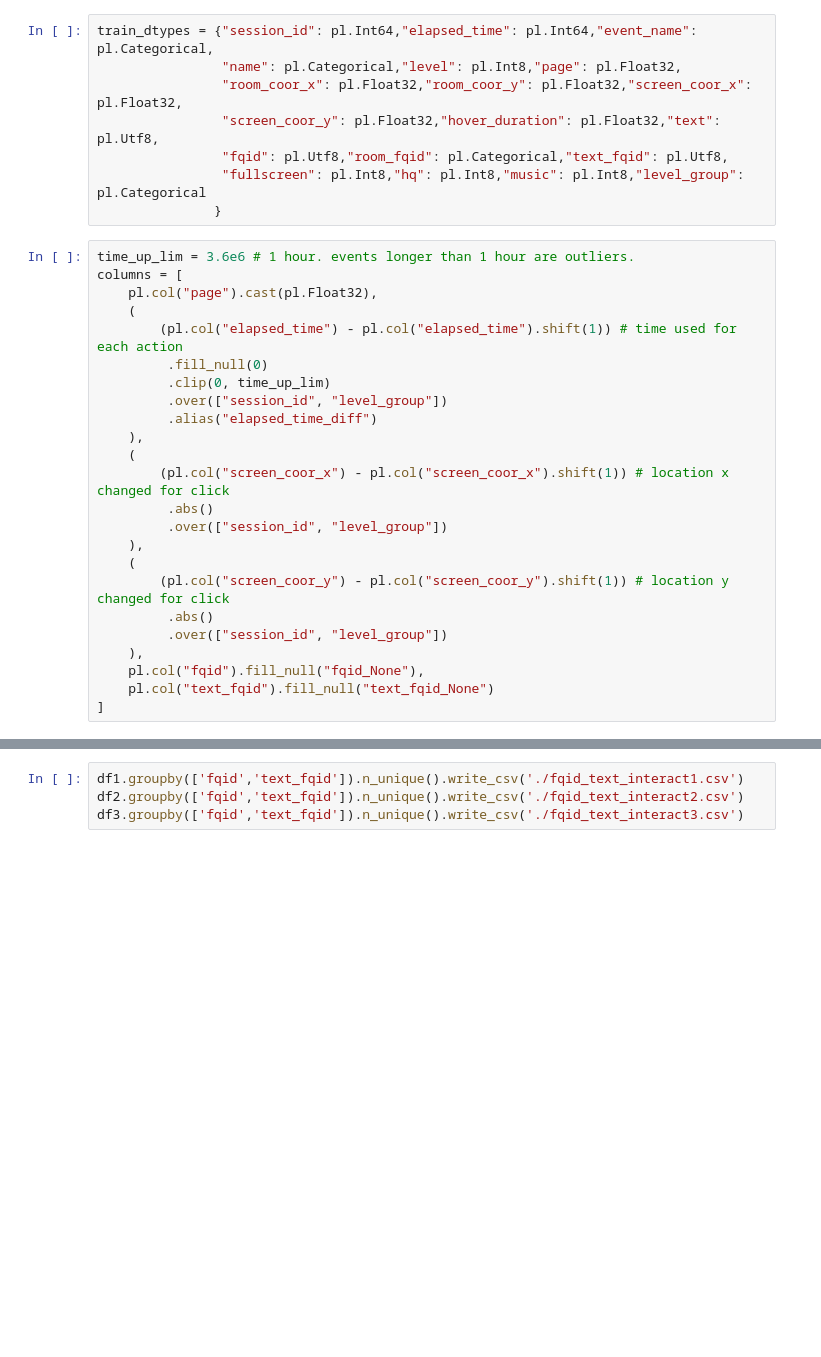
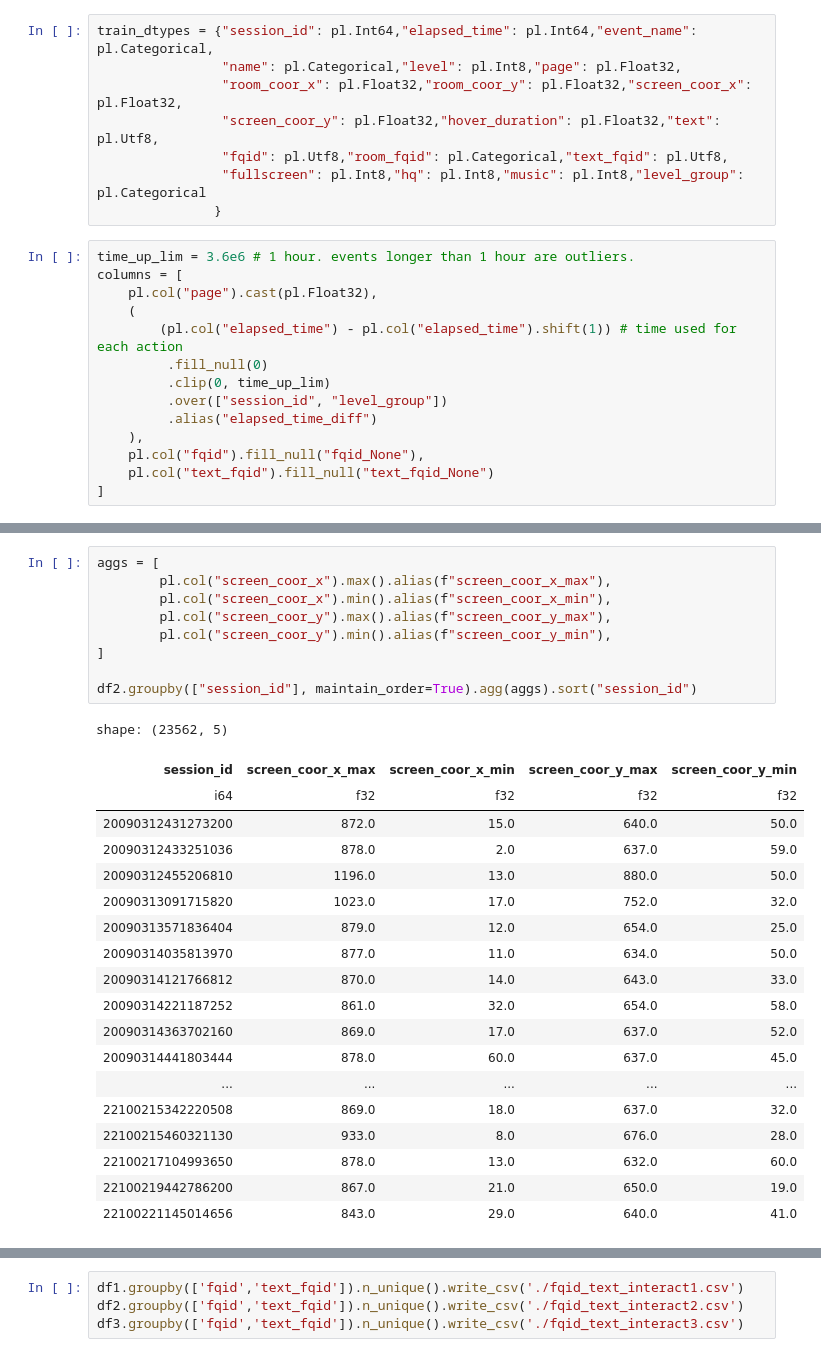
Before and after one commit to xiaosuhu/StudentPeformance_Kaggle, a Jupyter notebook: EDA.ipynb, the cells around one changed output, grey strips where cells are left out. Drawn from its saved outputs; the diff is of its cells as text; blank space fills up the shorter version.

```diff
--- a/EDA.ipynb
+++ b/EDA.ipynb
@@ -64,16 +54,6 @@ columns = [
          .over(["session_id", "level_group"])
          .alias("elapsed_time_diff")
     ),
-    (
-        (pl.col("screen_coor_x") - pl.col("screen_coor_x").shift(1)) # location x changed for click
-         .abs()
-         .over(["session_id", "level_group"])
-    ),
-    (
-        (pl.col("screen_coor_y") - pl.col("screen_coor_y").shift(1)) # location y changed for click
-         .abs()
-         .over(["session_id", "level_group"])
-    ),
     pl.col("fqid").fill_null("fqid_None"),
     pl.col("text_fqid").fill_null("text_fqid_None")
 ]
@@ -103,2 +142,31 @@ print(f'df3 loaded with shape: {df3.shape}')
+# %%
+aggs = [
+        pl.col("screen_coor_x").max().alias(f"screen_coor_x_max"),
+        pl.col("screen_coor_x").min().alias(f"screen_coor_x_min"),
+        pl.col("screen_coor_y").max().alias(f"screen_coor_y_max"),
+        pl.col("screen_coor_y").min().alias(f"screen_coor_y_min"),
+]
+
+df2.groupby(["session_id"], maintain_order=True).agg(aggs).sort("session_id")
+# %% [output]
+shape: (23562, 5)
+| session_id | screen_coor_x_max | screen_coor_x_min | screen_coor_y_max | screen_coor_y_min |
+| i64 | f32 | f32 | f32 | f32 |
+| 20090312431273200 | 872.0 | 15.0 | 640.0 | 50.0 |
+| 20090312433251036 | 878.0 | 2.0 | 637.0 | 59.0 |
+| 20090312455206810 | 1196.0 | 13.0 | 880.0 | 50.0 |
+| 20090313091715820 | 1023.0 | 17.0 | 752.0 | 32.0 |
+| 20090313571836404 | 879.0 | 12.0 | 654.0 | 25.0 |
+| 20090314035813970 | 877.0 | 11.0 | 634.0 | 50.0 |
+| 20090314121766812 | 870.0 | 14.0 | 643.0 | 33.0 |
+| 20090314221187252 | 861.0 | 32.0 | 654.0 | 58.0 |
+| 20090314363702160 | 869.0 | 17.0 | 637.0 | 52.0 |
+| 20090314441803444 | 878.0 | 60.0 | 637.0 | 45.0 |
+| ... | ... | ... | ... | ... |
+| 22100215342220508 | 869.0 | 18.0 | 637.0 | 32.0 |
+| 22100215460321130 | 933.0 | 8.0 | 676.0 | 28.0 |
+| 22100217104993650 | 878.0 | 13.0 | 632.0 | 60.0 |
+| 22100219442786200 | 867.0 | 21.0 | 650.0 | 19.0 |
+| 22100221145014656 | 843.0 | 29.0 | 640.0 | 41.0 |
 # %%
 df1.filter(pl.col("session_id")== 20100514144222530).write_csv('20100514144222530_part1.csv')
```
Also changed, not shown: parts of 12 cells of this notebook, 34 other files.
